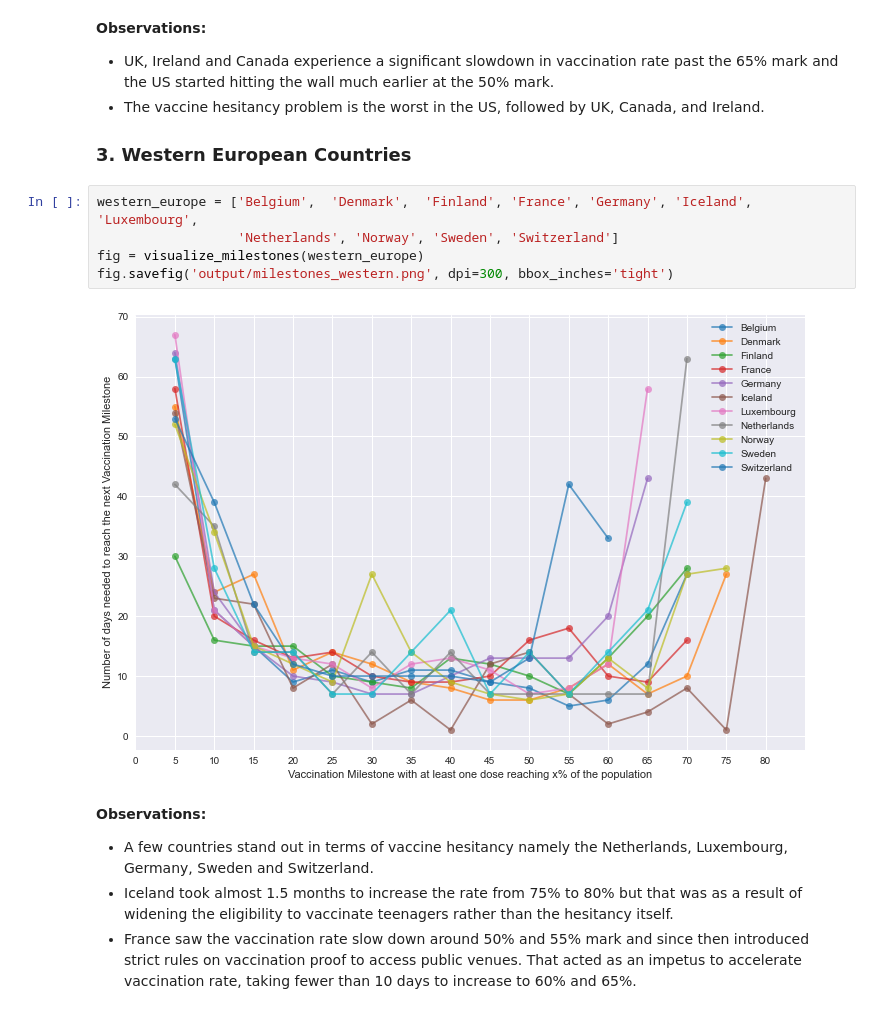
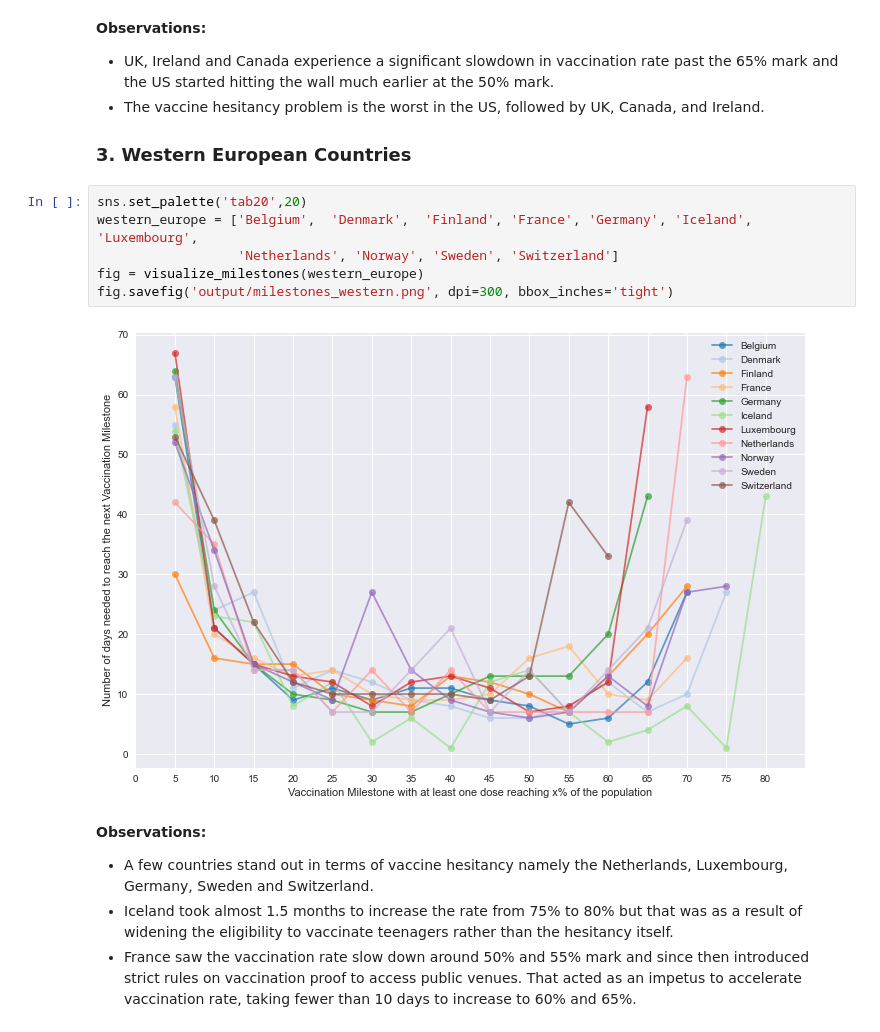
Before and after one commit to jpactuario/udacityDS_covid_vaccination, a Jupyter notebook: COVID-19 Vaccine Inequity and Hesitancy.ipynb, the cells around one changed output. Cells and saved outputs as stored; diff of their text form.

```diff
--- a/COVID-19 Vaccine Inequity and Hesitancy.ipynb
+++ b/COVID-19 Vaccine Inequity and Hesitancy.ipynb
@@ -754,12 +754,13 @@ fig.savefig('output/milestones_anglo.png', dpi=300, bbox_inches='tight')
 
 ### 3. Western European Countries
 # %%
+sns.set_palette('tab20',20)
 western_europe = ['Belgium',  'Denmark',  'Finland', 'France', 'Germany', 'Iceland', 'Luxembourg',
                   'Netherlands', 'Norway', 'Sweden', 'Switzerland']
 fig = visualize_milestones(western_europe)
 fig.savefig('output/milestones_western.png', dpi=300, bbox_inches='tight')
 # %% [output]
-[figure, old version]
+[figure, new version]
 # %% [markdown]
 **Observations:**
 
```
Also changed, not shown: parts of 2 cells of this notebook, 2 other files.
